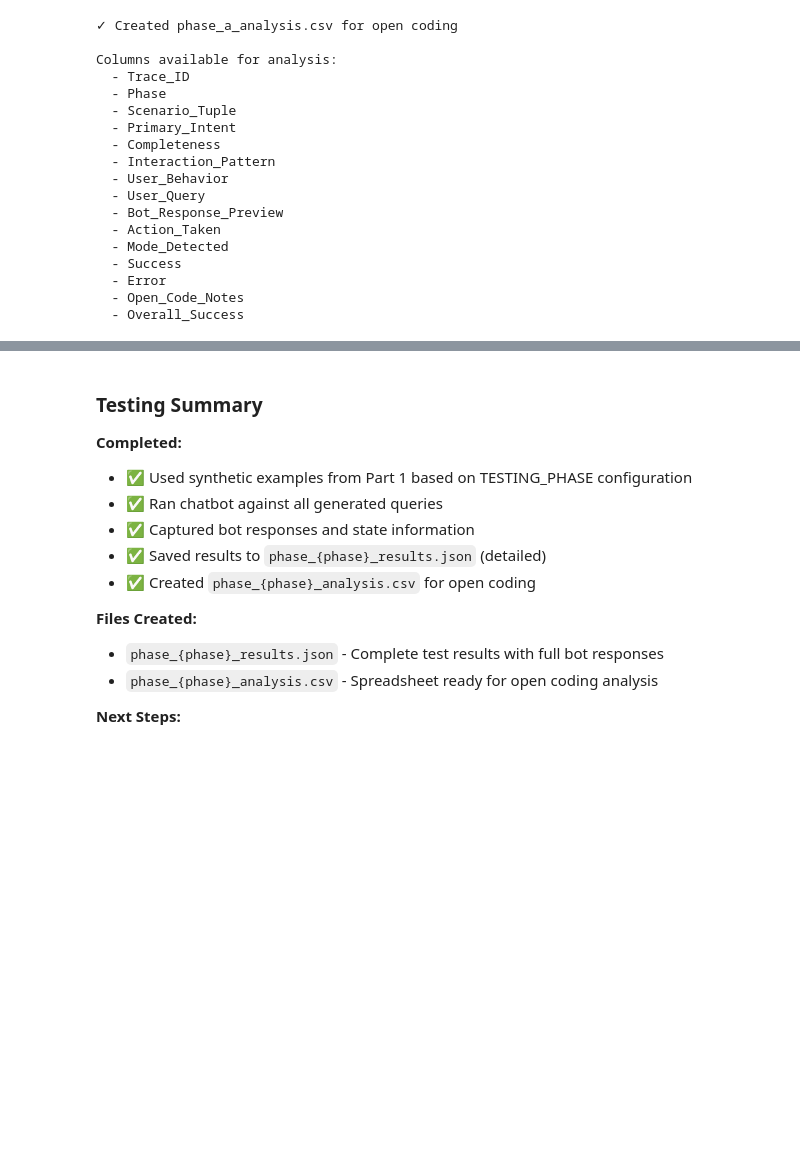
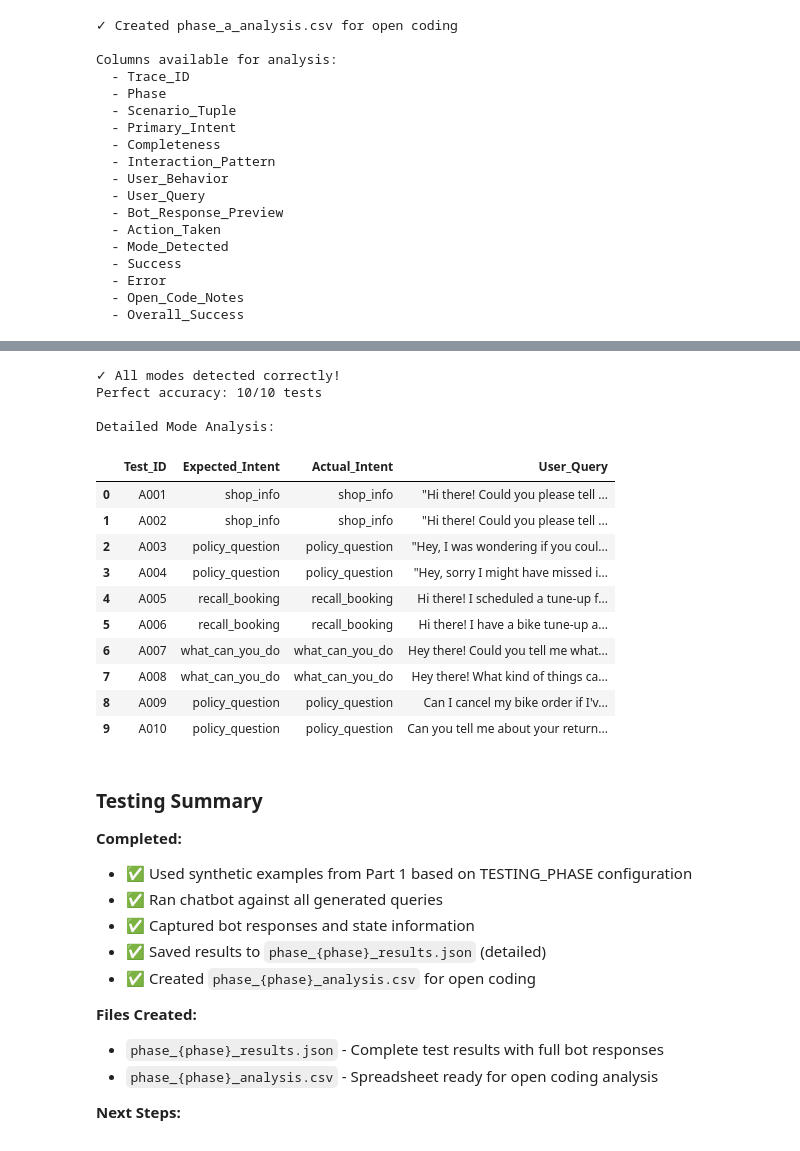
Before and after one commit to jaeyow/multi_turn_chatbot_eval, a Jupyter notebook: error_analysis/error_analysis.ipynb, the cells around one changed output, grey strips where cells are left out. Cells and saved outputs as stored; diff of their text form; code cells hidden in the pictures; blank space fills up the shorter version.

```diff
--- a/error_analysis/error_analysis.ipynb
+++ b/error_analysis/error_analysis.ipynb
@@ -681,40 +722,25 @@ Columns available for analysis:
   - Open_Code_Notes
   - Overall_Success
 # %%
-# Quick analysis: Check mode detection accuracy
-# Safety check: ensure test_results exists and has data
-if 'test_results' not in locals() or not test_results:
-    print("⚠ Error: test_results not found or empty.")
-    print("Please run the tests cell first.")
-else:
+# Display the mode analysis table as a dataframe
+# Ensure mode_analysis is defined before using it
+if 'mode_analysis' not in locals():
     mode_analysis = pd.DataFrame([
         {
             'Test_ID': r['test_id'],
             'Expected_Intent': r['scenario']['primary_intent'],
-            'Detected_Mode': r['state_snapshot']['mode'] if r['state_snapshot'] else None,
+            'Actual_Intent': r['state_snapshot']['mode'] if r['state_snapshot'] else None,
             'User_Query': r['user_query']
         }
         for r in test_results if r['success']
     ])
 
-    print("Mode Detection Analysis:")
-    print(f"Analyzing {len(mode_analysis)} successful tests...\n")
-    print("Expected vs Detected Cross-Tabulation:")
-    print(pd.crosstab(mode_analysis['Expected_Intent'], mode_analysis['Detected_Mode'], margins=True))
+print("Mode Detection Analysis:")
+print(f"Analyzing {len(mode_analysis)} successful tests...\n")
 
-    # Check for mismatches
-    mismatches = mode_analysis[mode_analysis['Expected_Intent'] != mode_analysis['Detected_Mode']]
-    if len(mismatches) > 0:
-        print(f"\n⚠ Found {len(mismatches)} potential mode detection mismatch(es):")
-        print("\nMismatch Details:")
-        for idx, row in mismatches.iterrows():
-            print(f"\n  Test {row['Test_ID']}:")
-            print(f"    Expected: {row['Expected_Intent']}")
-            print(f"    Detected: {row['Detected_Mode']}")
-            query_preview = row['User_Query'][:80] + "..." if len(row['User_Query']) > 80 else row['User_Query']
-            print(f"    Query: \"{query_preview}\"")
-        print("\n(Review these carefully during open coding)")
-    else:
-        print("\n✓ All modes detected correctly!")
+# Display the confusion matrix as a dataframe
+confusion_matrix = pd.crosstab(mode_analysis['Expected_Intent'], mode_analysis['Actual_Intent'], margins=True)
+print("Expected vs Actual Confusion Matrix:")
+confusion_matrix
 # %% [output]
 Mode Detection Analysis:
@@ -737,3 +757,26 @@ All                              4          3                1    8
+# %%
+print(f"\n✓ All modes detected correctly!")
+print(f"Perfect accuracy: {len(mode_analysis)}/{len(mode_analysis)} tests")
+
+# Display the detailed analysis dataframe
+print(f"\nDetailed Mode Analysis:")
+mode_analysis
+# %% [output]
+✓ All modes detected correctly!
+Perfect accuracy: 10/10 tests
+
+Detailed Mode Analysis:
+|  | Test_ID | Expected_Intent | Actual_Intent | User_Query |
+| 0 | A001 | shop_info | shop_info | "Hi there! Could you please tell ... |
+| 1 | A002 | shop_info | shop_info | "Hi there! Could you please tell ... |
+| 2 | A003 | policy_question | policy_question | "Hey, I was wondering if you coul... |
+| 3 | A004 | policy_question | policy_question | "Hey, sorry I might have missed i... |
+| 4 | A005 | recall_booking | recall_booking | Hi there! I scheduled a tune-up f... |
+| 5 | A006 | recall_booking | recall_booking | Hi there! I have a bike tune-up a... |
+| 6 | A007 | what_can_you_do | what_can_you_do | Hey there! Could you tell me what... |
+| 7 | A008 | what_can_you_do | what_can_you_do | Hey there! What kind of things ca... |
+| 8 | A009 | policy_question | policy_question | Can I cancel my bike order if I'v... |
+| 9 | A010 | policy_question | policy_question | Can you tell me about your return... |
 # %% [markdown]
 ### Testing Summary
 
```
Also changed, not shown: parts of 16 cells of this notebook, 7 other files.
